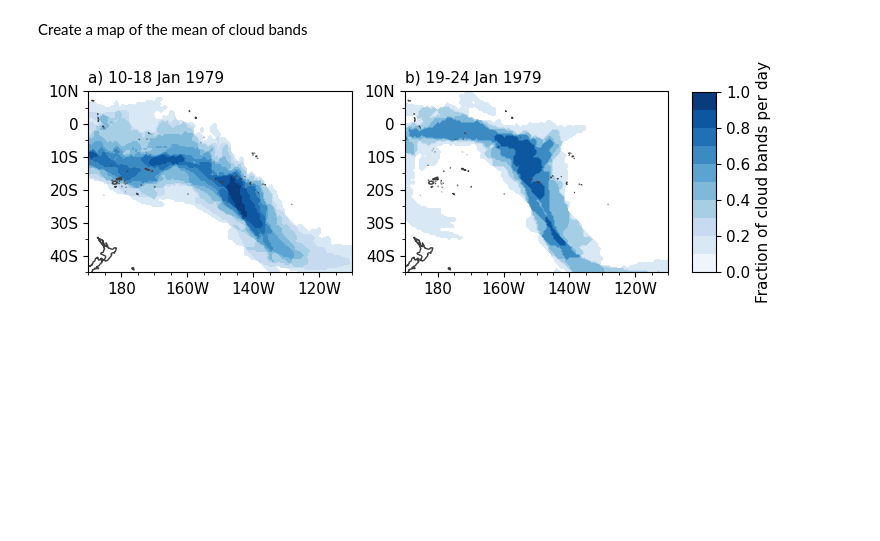
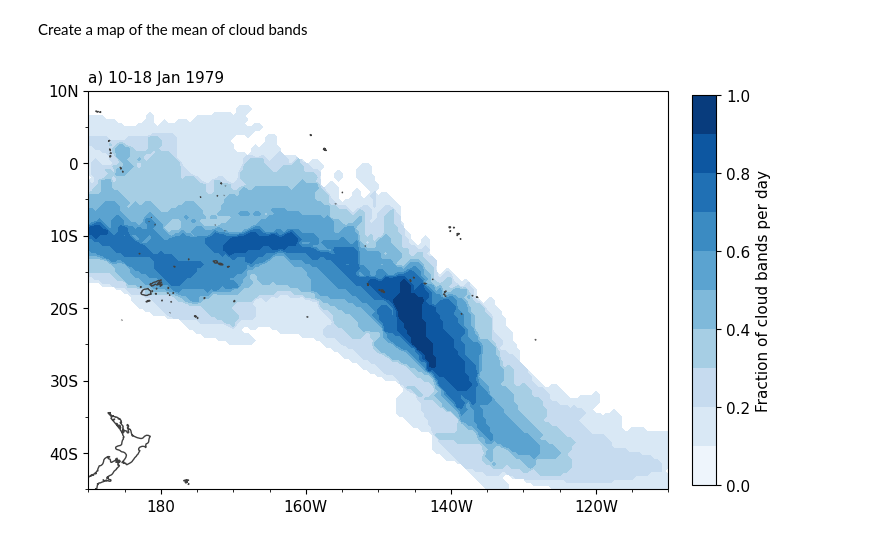
Before and after one commit to romainpilon/cloudbandPy, a Jupyter notebook: notebooks/map_SPCZcloudband1979_Huang1983.ipynb, the cells around one changed output. Cells and saved outputs as stored; diff of their text form; code cells hidden in the pictures; blank space fills up the shorter version.

```diff
--- a/notebooks/map_SPCZcloudband1979_Huang1983.ipynb
+++ b/notebooks/map_SPCZcloudband1979_Huang1983.ipynb
@@ -145,62 +104,42 @@ Day 5: 1 cloud band(s)
 # %% [markdown]
 Create a map of the mean of cloud bands
 # %%
-date_format = "%Y%m%d.%S"
-
 lat_north, lat_south = 10, -45
 lonticks = np.concatenate((np.arange(0, 180, 20), np.arange(-180, 0, 20)))
 latticks = np.arange(-50, 20, 10)
 
 set_fontsize()
 
 fig, ax = plt.subplots(
-    1, 2, figsize=(8, 6), sharey=True,
+    1, 1, figsize=(8, 6), sharey=True,
     subplot_kw={"projection": ccrs.PlateCarree(central_longitude=180)},
 )
-ax[0].contourf(
+fill = ax.contourf(
     lons,
     lats,
     np.ma.masked_where(mean_cloudbands1018jan1979 == 0, mean_cloudbands1018jan1979),
     transform=ccrs.PlateCarree(),
     levels = np.arange(0, 1.1, .1),
     cmap="Blues"
 )
-ax[0].set_yticks(latticks, crs=ccrs.PlateCarree())
-ax[0].set_xticks(lonticks, crs=ccrs.PlateCarree())
-ax[0].xaxis.set_major_formatter(LON_FORMAT)
-ax[0].yaxis.set_major_formatter(LAT_FORMAT)
-ax[0].yaxis.set_minor_locator(MultipleLocator(5))
-ax[0].xaxis.set_minor_locator(MultipleLocator(5))
-ax[0].coastlines("50m", color="#404040")
-ax[0].set_extent([wrapTo180(lons)[-1], wrapTo180(lons)[0], lat_south, lat_north])
-ax[0].set_ylim([lat_south, lat_north])
-ax[0].set_title(f"a) 10-18 Jan 1979", loc="left", fontsize=11)
+ax.set_yticks(latticks, crs=ccrs.PlateCarree())
+ax.set_xticks(lonticks, crs=ccrs.PlateCarree())
+ax.xaxis.set_major_formatter(LON_FORMAT)
+ax.yaxis.set_major_formatter(LAT_FORMAT)
+ax.yaxis.set_minor_locator(MultipleLocator(5))
+ax.xaxis.set_minor_locator(MultipleLocator(5))
+ax.coastlines("50m", color="#404040")
+ax.set_extent([wrapTo180(lons)[-1], wrapTo180(lons)[0], lat_south, lat_north])
+ax.set_ylim([lat_south, lat_north])
+ax.set_title(f"a) 10-18 Jan 1979", loc="left", fontsize=11)
 
 
-fill = ax[1].contourf(
-    lons,
-    lats,
-    np.ma.masked_where(mean_cloudbands1924jan1979 == 0, mean_cloudbands1924jan1979),
-    transform=ccrs.PlateCarree(),
-    levels = np.arange(0, 1.1, .1),
-    cmap="Blues"
-)
-ax[1].set_yticks(latticks, crs=ccrs.PlateCarree())
-ax[1].set_xticks(lonticks, crs=ccrs.PlateCarree())
-ax[1].xaxis.set_major_formatter(LON_FORMAT)
-ax[1].yaxis.set_major_formatter(LAT_FORMAT)
-ax[1].yaxis.set_minor_locator(MultipleLocator(5))
-ax[1].xaxis.set_minor_locator(MultipleLocator(5))
-ax[1].coastlines("50m", color="#404040")
-ax[1].set_extent([wrapTo180(lons)[-1], wrapTo180(lons)[0], lat_south, lat_north])
-ax[1].set_ylim([lat_south, lat_north])
-ax[1].set_title(f"b) 19-24 Jan 1979", loc="left", fontsize=11)
 
 fig.subplots_adjust(right=0.85)
-cbar_ax = fig.add_axes([0.88, 0.345, 0.03, 0.3])
+cbar_ax = fig.add_axes([0.88, 0.17, 0.03, 0.65])
 cbar = fig.colorbar(fill, cax=cbar_ax)
 cbar.set_label("Fraction of cloud bands per day")
 
 plt.show()
 # %% [output]
-[figure, old version]
+[figure, new version]
```
Also changed, not shown: parts of 7 cells of this notebook.
